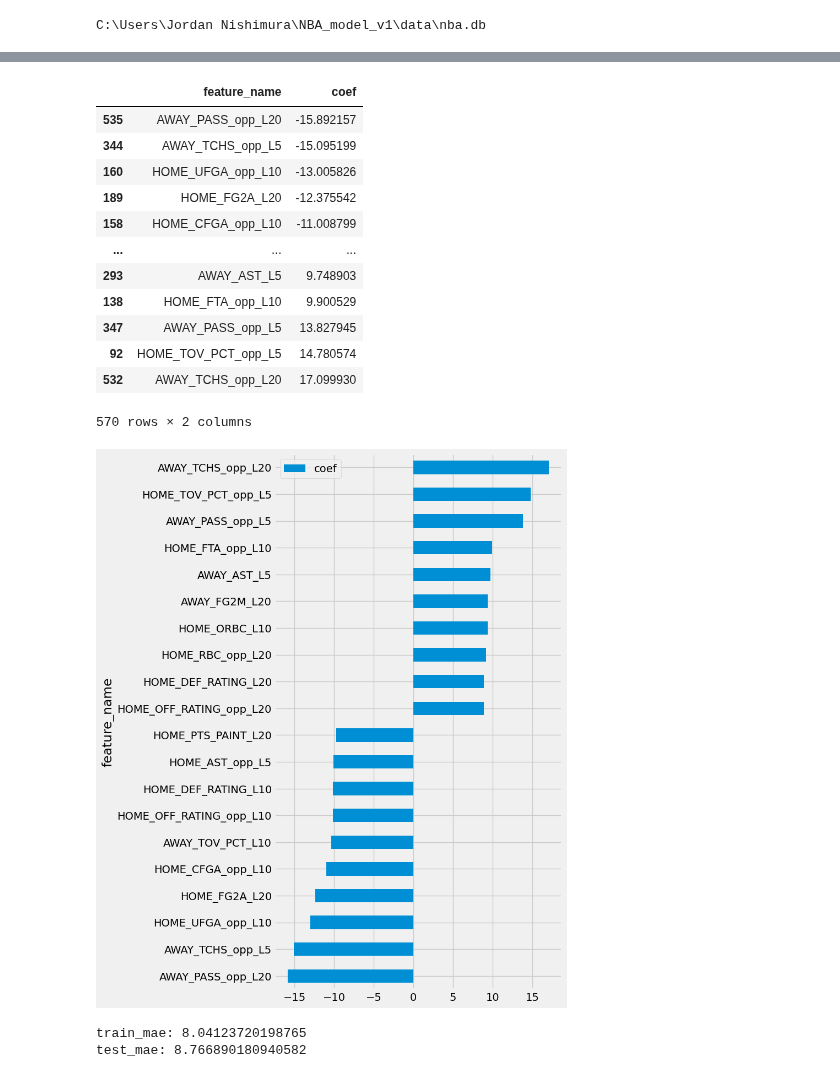
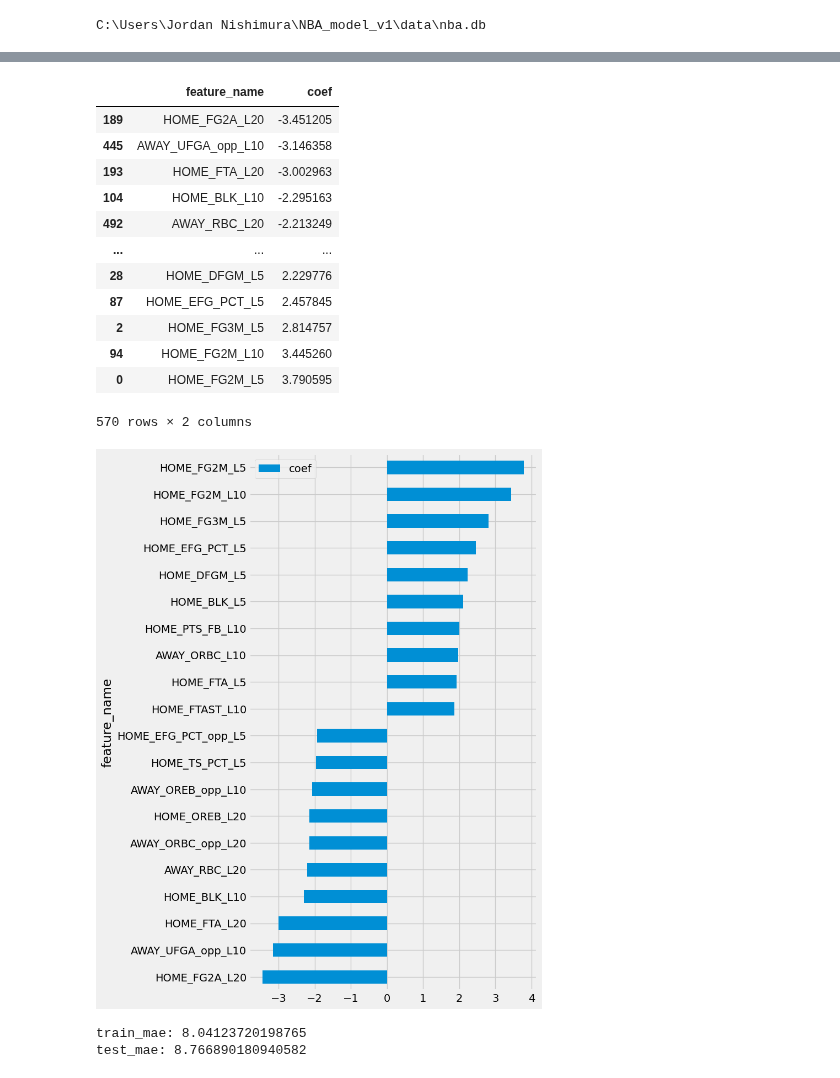
Before and after one commit to jnish23/NBA_Model_V2, a Jupyter notebook: notebooks/betting_simulations_backtesting.ipynb, the cells around one changed output, grey strips where cells are left out. Drawn from its saved outputs; the diff is of its cells as text; code cells hidden in the pictures.

```diff
--- a/notebooks/betting_simulations_backtesting.ipynb
+++ b/notebooks/betting_simulations_backtesting.ipynb
@@ -211,3 +325,6 @@ df.loc[X_train.index].head().T.head(20)
 | HOME_FTM_L5 | 21.95493 | 19.213618 | 20.125979 | 13.025644 | 19.556235 |
 | HOME_FTA_L5 | 25.266237 | 27.270855 | 27.945182 | 19.490081 | 24.87682 |
 | HOME_OREB_L5 | 14.512977 | 15.839389 | 11.645941 | 12.97768 | 13.514408 |
+# %%
+for split in hp_cv_splits:
+    print(split[0][0], split[0][-1], split[1][0], split[1][-1])
@@ -214,14 +335,14 @@ df.loc[X_train.index].head().T.head(20)
 # %%
-for i in range(len(cv_splits)):
-    X_train = X.loc[cv_splits[i][0]]
-    y_train = y.loc[cv_splits[i][0]]
+for i, split in enumerate(cv_splits[:1]):
+    X_train = X.loc[split[0]]
+    y_train = y.loc[split[0]]
 
-    X_test = X.loc[cv_splits[i][1]]
-    y_test = y.loc[cv_splits[i][1]]
+    X_test = X.loc[split[1]]
+    y_test = y.loc[split[1]]
     hp_cv_splits = tscv_by_season(df.loc[X_train.index], int(df.loc[X_train.index, 'SEASON'].max()[:4]))
 
-    print("Training Seasons:", df.loc[cv_splits[i][0], 'SEASON'].unique())
-    print("Testing Seasons:", df.loc[cv_splits[i][1], 'SEASON'].unique())
+    print("Training Seasons:", df.loc[split[0], 'SEASON'].unique())
+    print("Testing Seasons:", df.loc[split[1], 'SEASON'].unique())
     print()
 
     def objective(trial):
@@ -247,11 +368,12 @@ for i in range(len(cv_splits)):
                                 )
 
 
-
+        for split in hp_cv_splits:
+            print(split[0][0], split[0][-1], split[1][0], split[1][-1])
         score = cross_val_score(regressor_obj, X_train, y_train, cv = hp_cv_splits, scoring = 'neg_mean_absolute_error', error_score='raise')
 
         score_avg = score.mean()
-
+        print("average score in cross-validation:", score_avg)
         return score_avg
 
 
@@ -259,7 +381,7 @@ for i in range(len(cv_splits)):
     db_filepath = Path.home().joinpath('NBA_model_v1', 'data', 'nba.db')
     hyperparameter_filepath_out = Path.home().joinpath('NBA_model_v1', 'models', 'hyperparameter_tuning')
 
-    n_trials = 20
+    n_trials = 5
     random_state = 23
     model_name = 'SGDRegressor_ScorePredictor_backtest' + str(i)
     study_name = str(Path.home().joinpath('NBA_model_v1', 'models', 'hyperparameter_tuning', model_name))
@@ -430,0 +458,13 @@ result_df
+# %%
+X_train = X.loc[df['SEASON'] <= '2019-2020']
+X_test = X.loc[df['SEASON'] > '2019-2020']
+y_train = y.loc[df['SEASON'] <= '2019-2020']
+y_test = y.loc[df['SEASON'] > '2019-2020']
+# %%
+best_model.fit(X_train, y_train)
+
+test_preds = best_model.predict(X_test)
+
+
+
+betting_df = create_betting_df(test_preds, df.loc[df['SEASON']>'2019-2020'].index)
@@ -431,40 +489,40 @@ result_df
 # %%
 def view_model_coefs(model, X_train, plot_graph = True, remove_zero_coefs=True):
     feature_names = X_train.columns
 
     try:
         coefficients = model.coef_
     except:
         print("LGBoost or XGBoost")
         coefficients = model.feature_importances_
 
     coef_df = pd.DataFrame({'feature_name':feature_names,
                 'coef':coefficients})
     if remove_zero_coefs:
         coef_df = coef_df.loc[coef_df['coef']!=0].sort_values('coef')
 
     if plot_graph:
         top_20_features = pd.concat([coef_df.head(10), coef_df.tail(10)])
         top_20_features.plot.barh('feature_name', figsize=(6,12))
 
     return coef_df
 
-view_model_coefs(best_model.named_steps['sgd'].estimators_[1], X_train)
+view_model_coefs(best_model.named_steps['sgd'].estimators_[0], X_train)
 # %% [output]
 |  | feature_name | coef |
-| 535 | AWAY_PASS_opp_L20 | -15.892157 |
-| 344 | AWAY_TCHS_opp_L5 | -15.095199 |
-| 160 | HOME_UFGA_opp_L10 | -13.005826 |
-| 189 | HOME_FG2A_L20 | -12.375542 |
-| 158 | HOME_CFGA_opp_L10 | -11.008799 |
+| 189 | HOME_FG2A_L20 | -3.451205 |
+| 445 | AWAY_UFGA_opp_L10 | -3.146358 |
+| 193 | HOME_FTA_L20 | -3.002963 |
+| 104 | HOME_BLK_L10 | -2.295163 |
+| 492 | AWAY_RBC_L20 | -2.213249 |
 | ... | ... | ... |
-| 293 | AWAY_AST_L5 | 9.748903 |
-| 138 | HOME_FTA_opp_L10 | 9.900529 |
-| 347 | AWAY_PASS_opp_L5 | 13.827945 |
-| 92 | HOME_TOV_PCT_opp_L5 | 14.780574 |
-| 532 | AWAY_TCHS_opp_L20 | 17.099930 |
+| 28 | HOME_DFGM_L5 | 2.229776 |
+| 87 | HOME_EFG_PCT_L5 | 2.457845 |
+| 2 | HOME_FG3M_L5 | 2.814757 |
+| 94 | HOME_FG2M_L10 | 3.445260 |
+| 0 | HOME_FG2M_L5 | 3.790595 |
 570 rows × 2 columns
-[figure, old version]
+[figure, new version]
 # %%
 train_idx = df.loc[df['SEASON'] < '2019-20'].index
 test_idx = df.loc[df['SEASON'] >= '2019-20'].index
```
Also changed, not shown: parts of 25 cells of this notebook, 6 other files.
